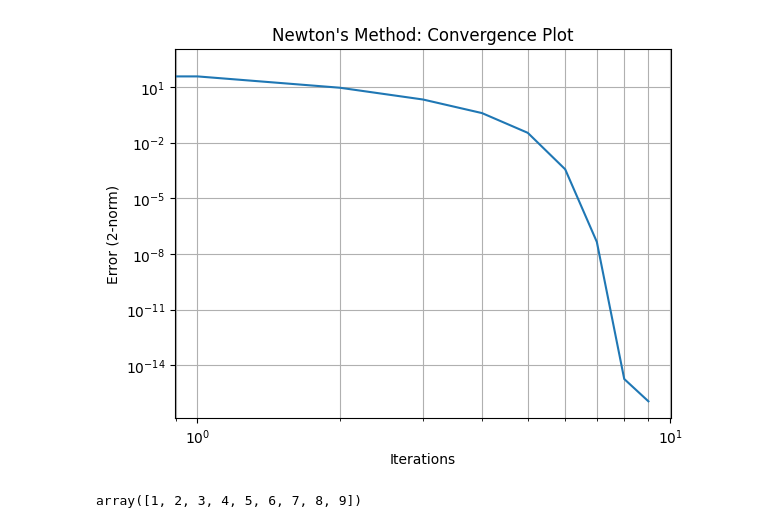
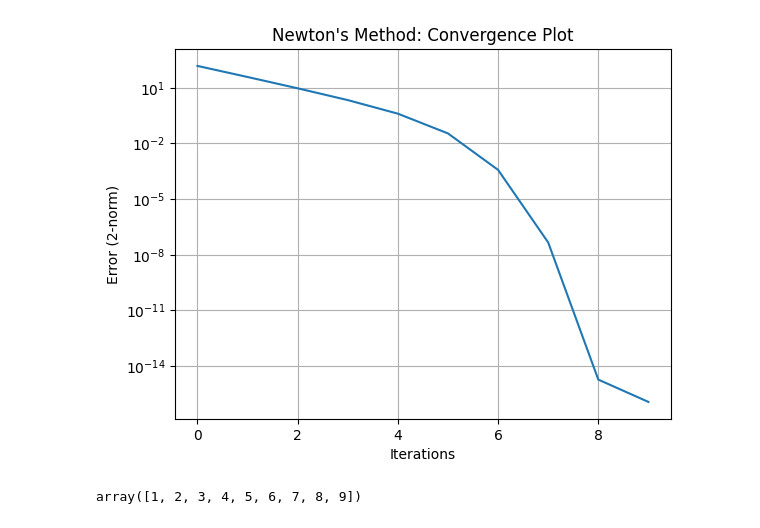
Before and after one commit to eser-chr/Numerical_Computation, a Jupyter notebook: 9.1.ipynb, the cells around one changed output. Drawn from its saved outputs; the diff is of its cells as text; code cells hidden in the pictures.

```diff
--- a/9.1.ipynb
+++ b/9.1.ipynb
@@ -58,12 +58,12 @@ x, errors = newton([1,1,1], f, df, ITERATIONS=40)
 # %%
 fig, ax = plt.subplots(1,1)
 
 ax.plot(errors)
 
-ax.set( yscale = 'log', xscale='log', title ='Newton\'s Method: Convergence Plot', xlabel = 'Iterations', ylabel = 'Error (2-norm)' )
+ax.set( yscale = 'log', title ='Newton\'s Method: Convergence Plot', xlabel = 'Iterations', ylabel = 'Error (2-norm)' )
 ax.grid(which ='both')
 # %% [output]
-[figure, old version]
+[figure, new version]
 # %%
 # TODO
 # fix linear style
```
Also changed, not shown: 6 other files.
